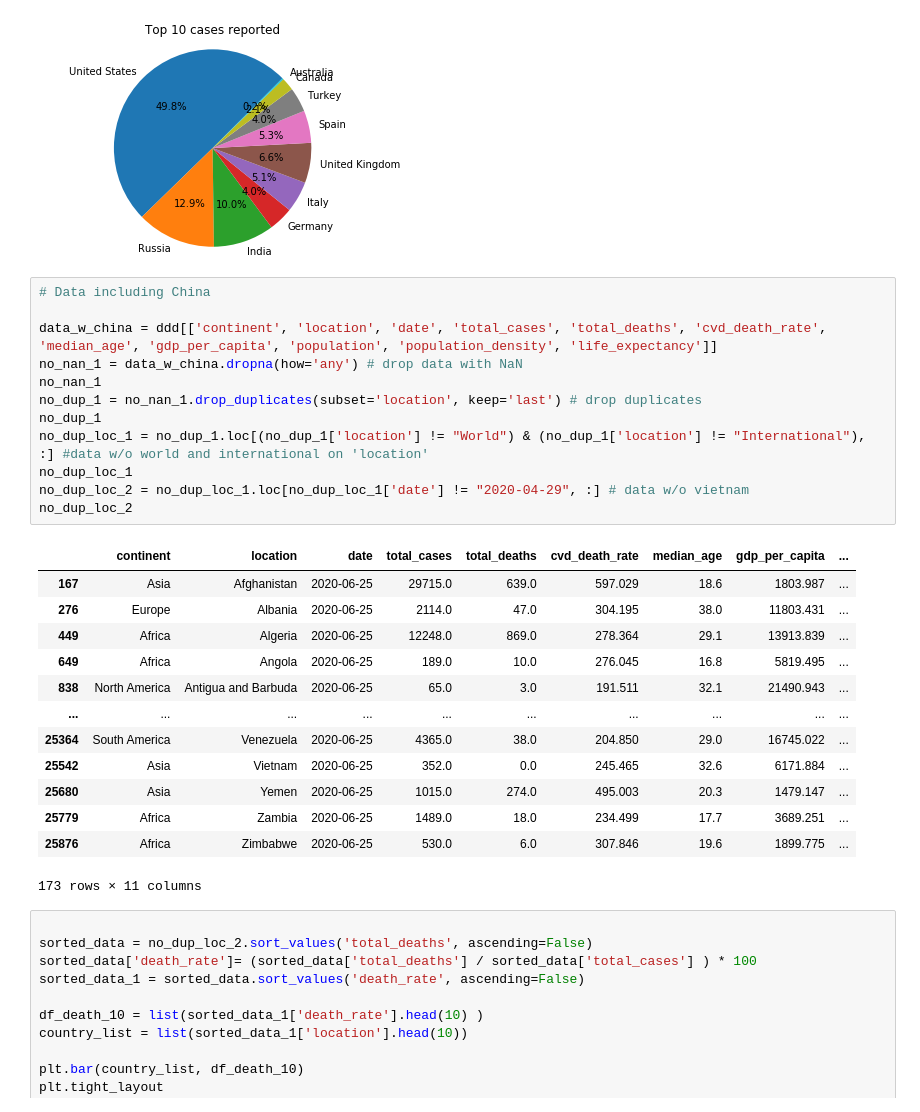
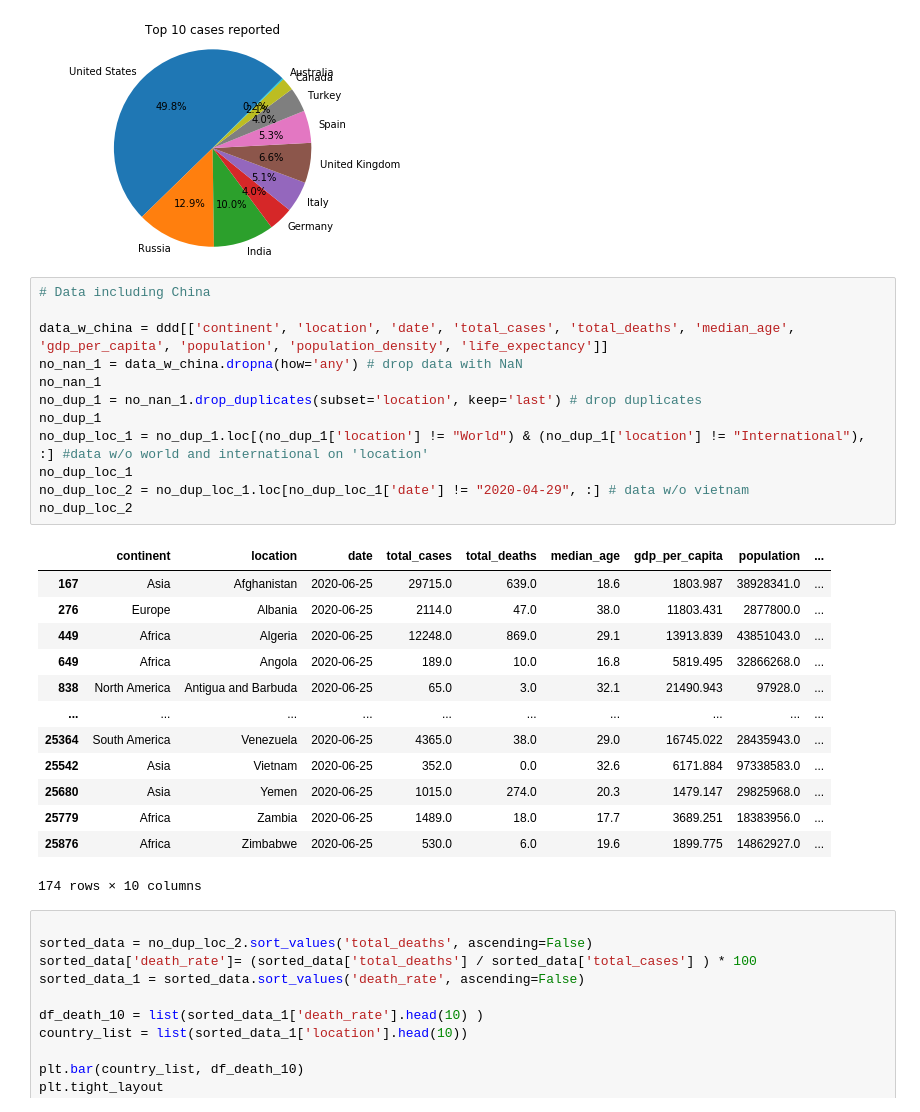
Before and after one commit to edwardma401/unit07_project_1, a Jupyter notebook: data_cleaning_and_graphs.ipynb, the cells around one changed output. Cells and saved outputs as stored; diff of their text form.

```diff
--- a/data_cleaning_and_graphs.ipynb
+++ b/data_cleaning_and_graphs.ipynb
@@ -128,29 +128,29 @@ plt.show()
 # %%
 # Data including China
 
-data_w_china = ddd[['continent', 'location', 'date', 'total_cases', 'total_deaths', 'cvd_death_rate', 'median_age', 'gdp_per_capita', 'population', 'population_density', 'life_expectancy']]
+data_w_china = ddd[['continent', 'location', 'date', 'total_cases', 'total_deaths', 'median_age', 'gdp_per_capita', 'population', 'population_density', 'life_expectancy']]
 no_nan_1 = data_w_china.dropna(how='any') # drop data with NaN
 no_nan_1
 no_dup_1 = no_nan_1.drop_duplicates(subset='location', keep='last') # drop duplicates
 no_dup_1
 no_dup_loc_1 = no_dup_1.loc[(no_dup_1['location'] != "World") & (no_dup_1['location'] != "International"), :] #data w/o world and international on 'location'
 no_dup_loc_1
 no_dup_loc_2 = no_dup_loc_1.loc[no_dup_loc_1['date'] != "2020-04-29", :] # data w/o vietnam
 no_dup_loc_2
 # %% [output]
-|  | continent | location | date | total_cases | total_deaths | cvd_death_rate | median_age | gdp_per_capita | ... |
-| 167 | Asia | Afghanistan | 2020-06-25 | 29715.0 | 639.0 | 597.029 | 18.6 | 1803.987 | ... |
-| 276 | Europe | Albania | 2020-06-25 | 2114.0 | 47.0 | 304.195 | 38.0 | 11803.431 | ... |
-| 449 | Africa | Algeria | 2020-06-25 | 12248.0 | 869.0 | 278.364 | 29.1 | 13913.839 | ... |
-| 649 | Africa | Angola | 2020-06-25 | 189.0 | 10.0 | 276.045 | 16.8 | 5819.495 | ... |
-| 838 | North America | Antigua and Barbuda | 2020-06-25 | 65.0 | 3.0 | 191.511 | 32.1 | 21490.943 | ... |
+|  | continent | location | date | total_cases | total_deaths | median_age | gdp_per_capita | population | ... |
+| 167 | Asia | Afghanistan | 2020-06-25 | 29715.0 | 639.0 | 18.6 | 1803.987 | 38928341.0 | ... |
+| 276 | Europe | Albania | 2020-06-25 | 2114.0 | 47.0 | 38.0 | 11803.431 | 2877800.0 | ... |
+| 449 | Africa | Algeria | 2020-06-25 | 12248.0 | 869.0 | 29.1 | 13913.839 | 43851043.0 | ... |
+| 649 | Africa | Angola | 2020-06-25 | 189.0 | 10.0 | 16.8 | 5819.495 | 32866268.0 | ... |
+| 838 | North America | Antigua and Barbuda | 2020-06-25 | 65.0 | 3.0 | 32.1 | 21490.943 | 97928.0 | ... |
 | ... | ... | ... | ... | ... | ... | ... | ... | ... | ... |
-| 25364 | South America | Venezuela | 2020-06-25 | 4365.0 | 38.0 | 204.850 | 29.0 | 16745.022 | ... |
-| 25542 | Asia | Vietnam | 2020-06-25 | 352.0 | 0.0 | 245.465 | 32.6 | 6171.884 | ... |
-| 25680 | Asia | Yemen | 2020-06-25 | 1015.0 | 274.0 | 495.003 | 20.3 | 1479.147 | ... |
-| 25779 | Africa | Zambia | 2020-06-25 | 1489.0 | 18.0 | 234.499 | 17.7 | 3689.251 | ... |
-| 25876 | Africa | Zimbabwe | 2020-06-25 | 530.0 | 6.0 | 307.846 | 19.6 | 1899.775 | ... |
+| 25364 | South America | Venezuela | 2020-06-25 | 4365.0 | 38.0 | 29.0 | 16745.022 | 28435943.0 | ... |
+| 25542 | Asia | Vietnam | 2020-06-25 | 352.0 | 0.0 | 32.6 | 6171.884 | 97338583.0 | ... |
+| 25680 | Asia | Yemen | 2020-06-25 | 1015.0 | 274.0 | 20.3 | 1479.147 | 29825968.0 | ... |
+| 25779 | Africa | Zambia | 2020-06-25 | 1489.0 | 18.0 | 17.7 | 3689.251 | 18383956.0 | ... |
+| 25876 | Africa | Zimbabwe | 2020-06-25 | 530.0 | 6.0 | 19.6 | 1899.775 | 14862927.0 | ... |
-173 rows × 11 columns
+174 rows × 10 columns
 # %%
 
 sorted_data = no_dup_loc_2.sort_values('total_deaths', ascending=False)
```
Also changed, not shown: parts of 10 cells of this notebook, 6 other files.
